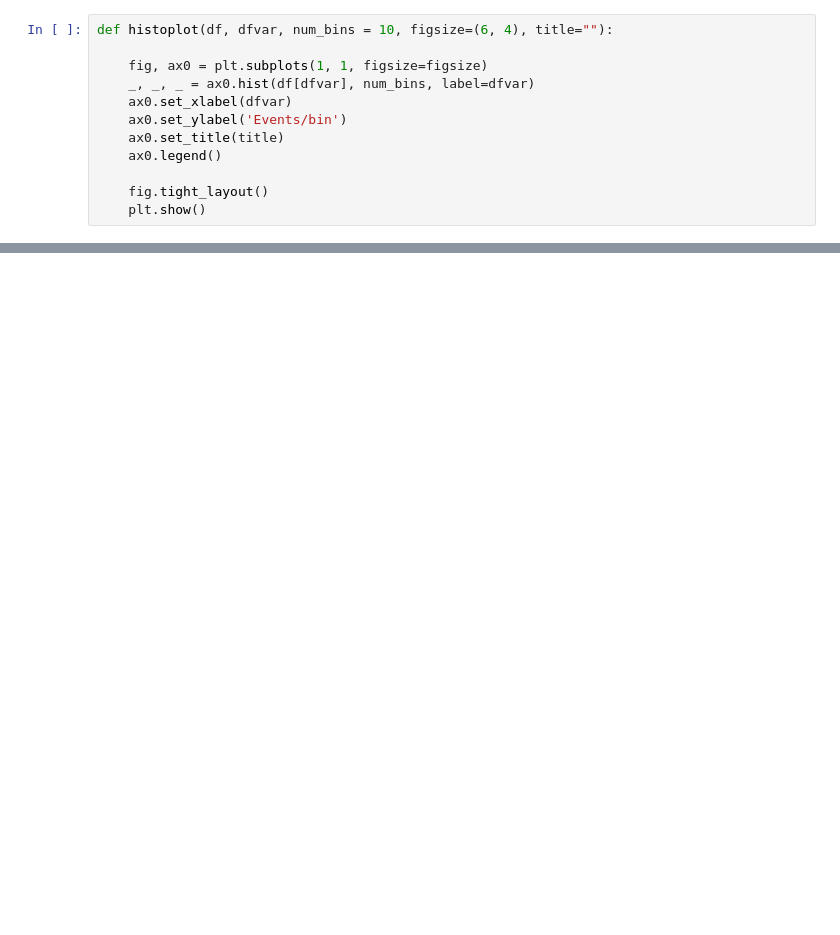
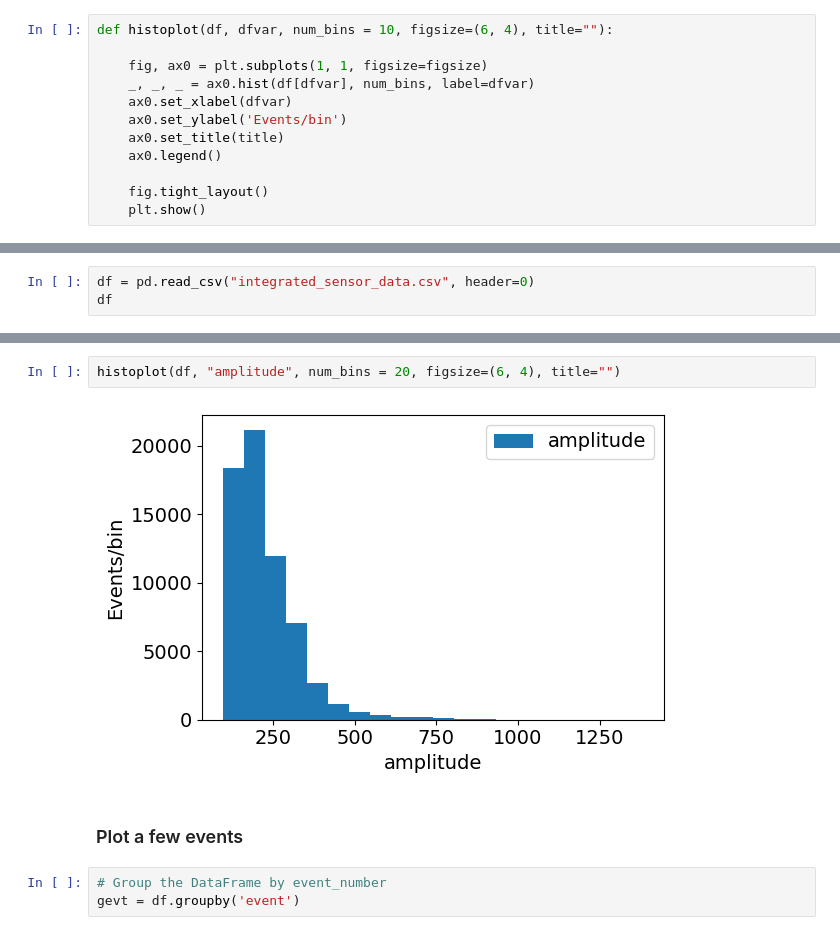
Before and after one commit to jjgomezcadenas/g4crysp, a Jupyter notebook: monolithicCrystal/crystalMT/nb/analysis.ipynb, the cells around one changed output, grey strips where cells are left out. Saved outputs shown, nothing was run; the diff lists cells and outputs as text; blank space fills up the shorter version.

```diff
--- a/monolithicCrystal/crystalMT/nb/analysis.ipynb
+++ b/monolithicCrystal/crystalMT/nb/analysis.ipynb
@@ -53,0 +78,3 @@ histoplot(df, "E", num_bins = 10, figsize=(6, 4), title="")
+# %%
+df = pd.read_csv("integrated_sensor_data.csv", header=0)
+df
@@ -53,0 +95,9 @@ histoplot(df, "E", num_bins = 10, figsize=(6, 4), title="")
+# %%
+histoplot(df, "amplitude", num_bins = 20, figsize=(6, 4), title="")
+# %% [output]
+[figure, added]
+# %% [markdown]
+### Plot a few events
+# %%
+# Group the DataFrame by event_number
+gevt = df.groupby('event')
```
Also changed, not shown: parts of 16 cells of this notebook, 14 other files.
